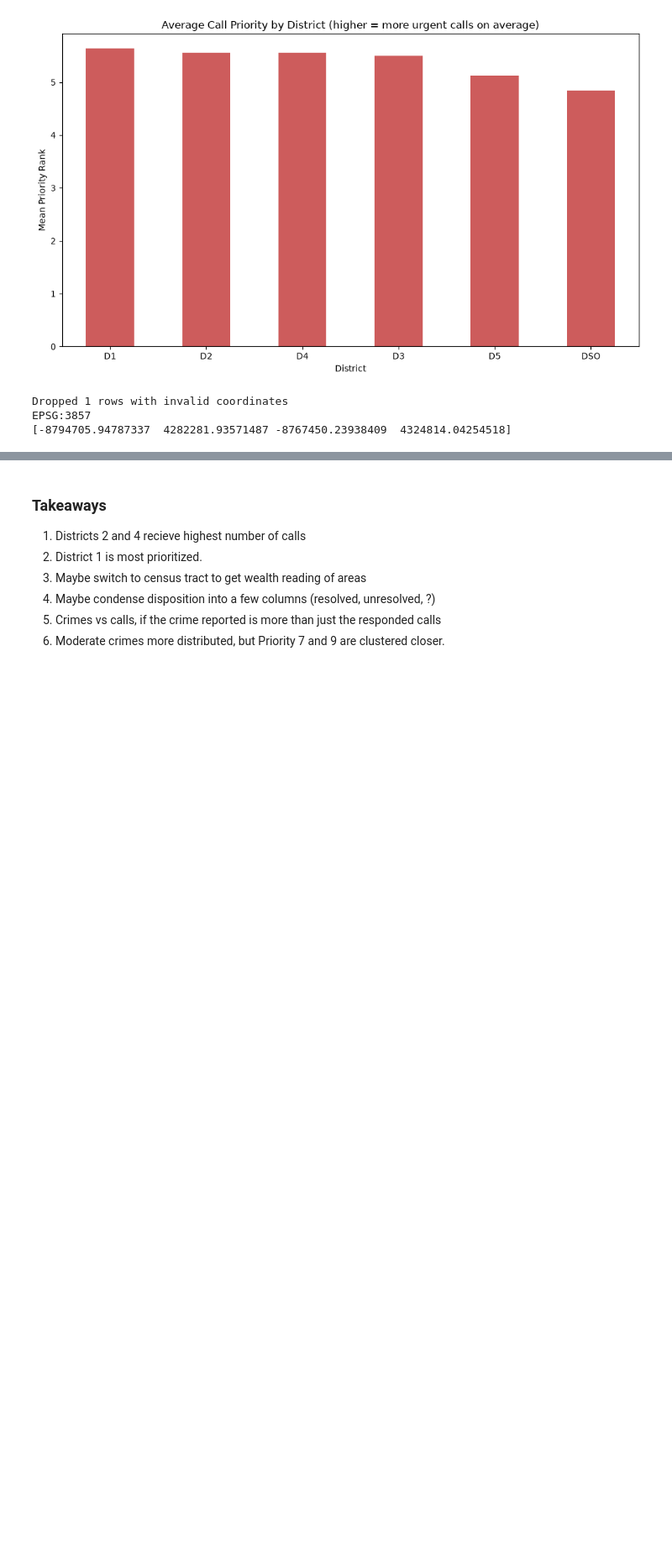
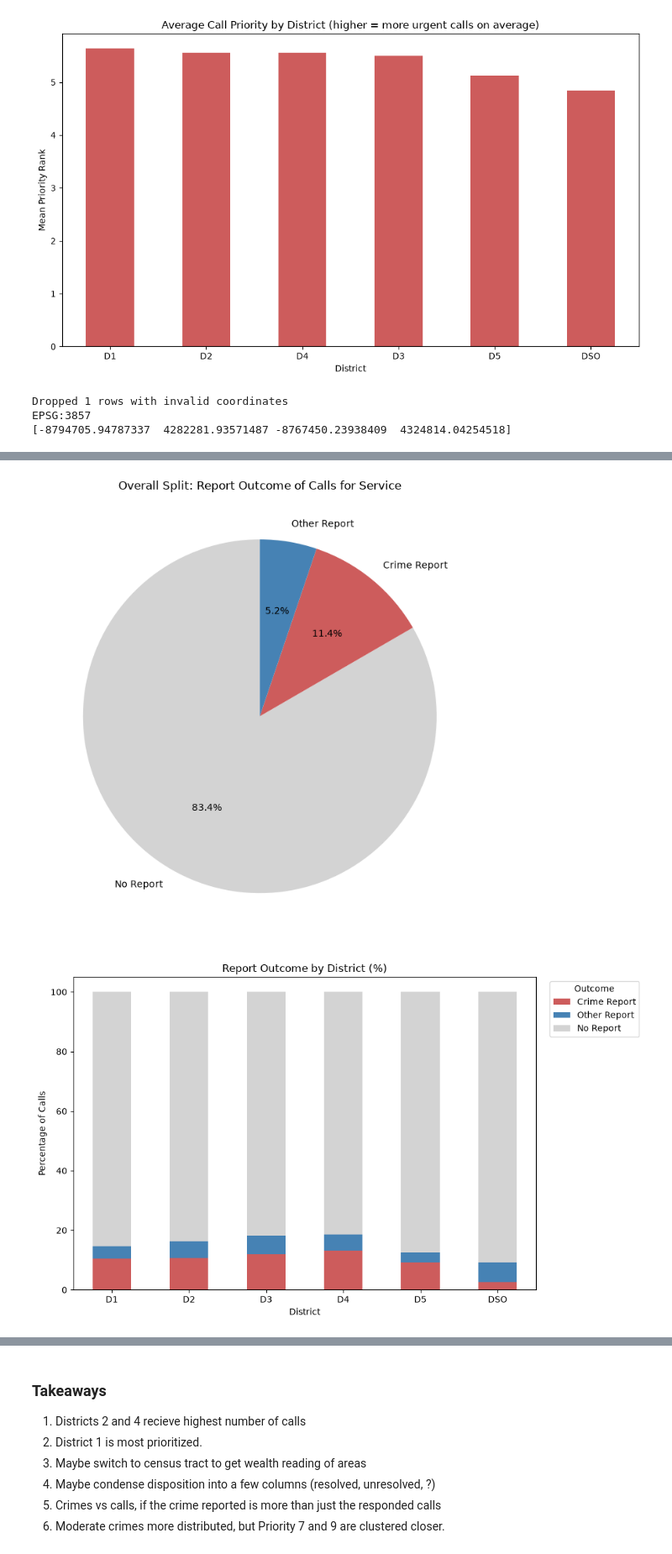
Before and after one commit to colbyrobbins/data-storytelling-project, a Jupyter notebook: notebooks/preliminary-eda-colby.ipynb, the cells around one changed output, grey strips where cells are left out. Shown at 84% size. Saved outputs shown, nothing was run; the diff lists cells and outputs as text; code cells hidden in the pictures; blank space fills up the shorter version.

```diff
--- a/notebooks/preliminary-eda-colby.ipynb
+++ b/notebooks/preliminary-eda-colby.ipynb
@@ -311,0 +347,38 @@ plt.show()
+# %%
+colors = {'Crime Report': 'indianred', 'Other Report': 'steelblue', 'No Report': 'lightgray'}
+
+# 1. Overall 3-part pie
+report_counts = df['report_category'].value_counts()
+
+plt.figure(figsize=(7, 7))
+plt.pie(
+    report_counts,
+    labels=report_counts.index,
+    autopct='%1.1f%%',
+    colors=[colors[c] for c in report_counts.index],
+    startangle=90
+)
+plt.title('Overall Split: Report Outcome of Calls for Service')
+plt.tight_layout()
+plt.show()
+
+# 2. Stacked bar by district — percentages
+district_pivot = pd.crosstab(df['District'], df['report_category'], normalize='index') * 100
+district_pivot = district_pivot[['Crime Report', 'Other Report', 'No Report']]  # consistent order
+
+ax = district_pivot.plot(
+    kind='bar',
+    stacked=True,
+    figsize=(10, 6),
+    color=[colors[c] for c in district_pivot.columns]
+)
+ax.set_title('Report Outcome by District (%)')
+ax.set_ylabel('Percentage of Calls')
+ax.set_xlabel('District')
+plt.xticks(rotation=0)
+plt.legend(title='Outcome', bbox_to_anchor=(1.02, 1), loc='upper left')
+plt.tight_layout()
+plt.show()
+# %% [output]
+[figure, added]
+[figure, added]
```
Also changed, not shown: parts of 6 cells of this notebook, 2 other files.
